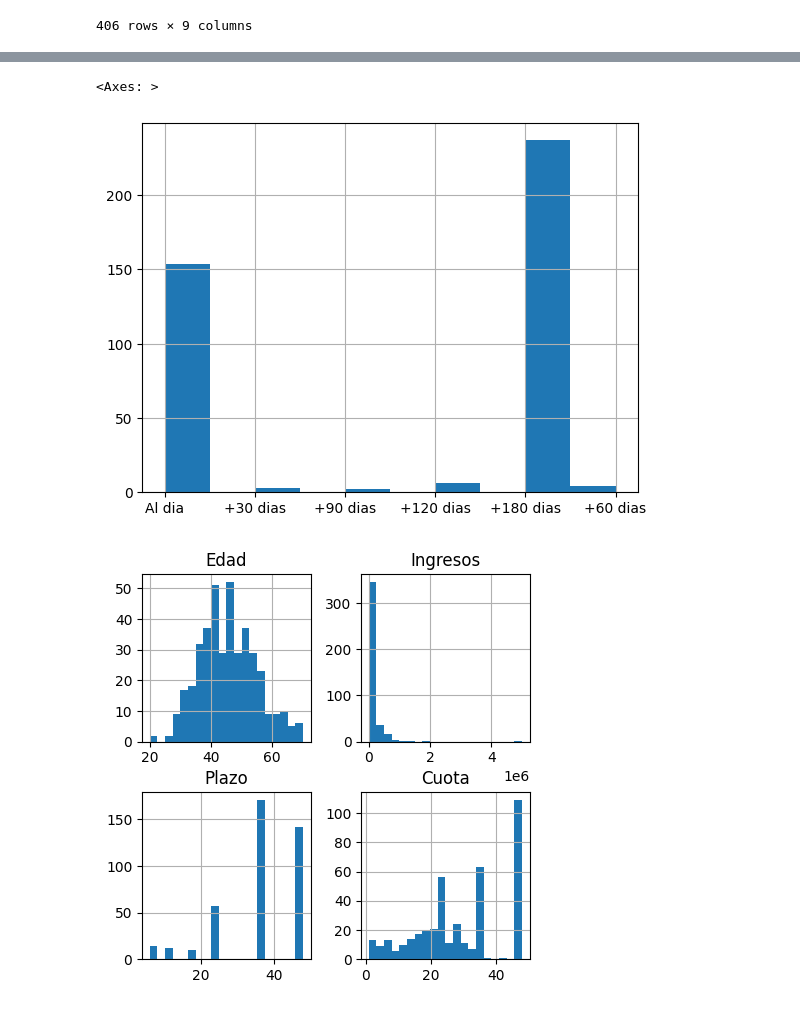
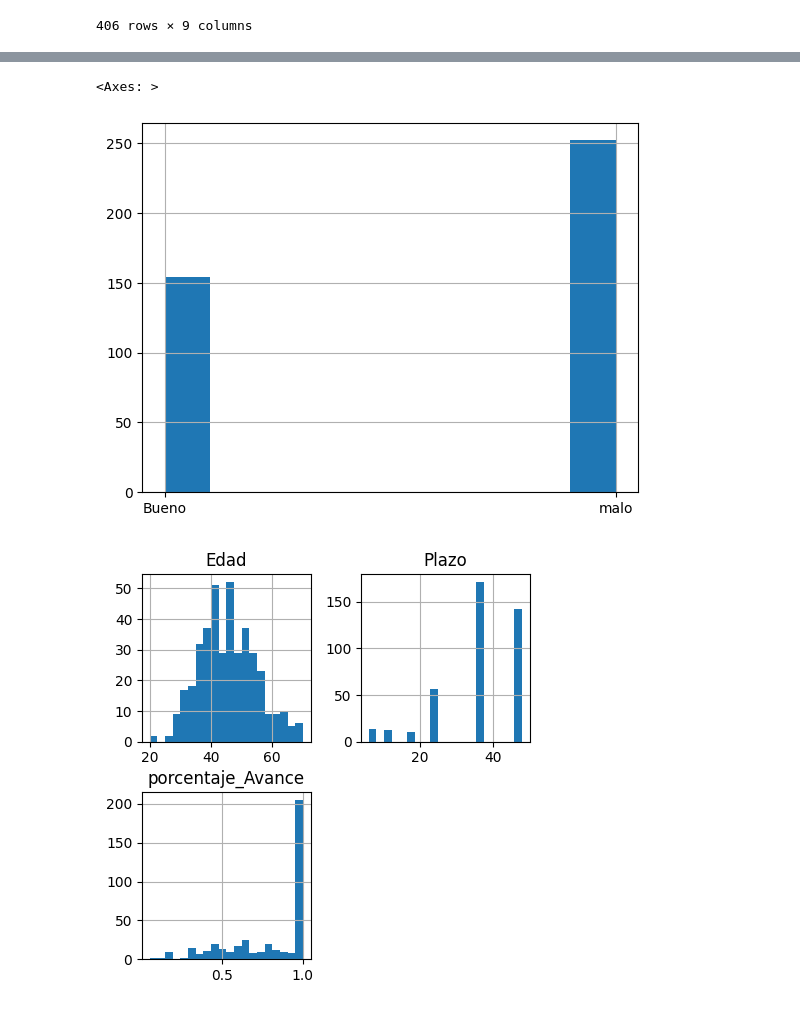
Before and after one commit to HANNNNSEN/AnalisisPrestamos, a Jupyter notebook: AnalisisPrestamos.ipynb, the cells around one changed output, grey strips where cells are left out. Saved outputs shown, nothing was run; the diff lists cells and outputs as text; code cells hidden in the pictures.

```diff
--- a/AnalisisPrestamos.ipynb
+++ b/AnalisisPrestamos.ipynb
@@ -229,14 +138,14 @@ Name: count, dtype: int64
 # %%
 # Mostrar los valores de la característica como un histograma
 %matplotlib inline
 import matplotlib.pyplot as plt
-df["class"].hist()
+df_prueba["class"].hist()
 # %% [output]
 <Axes: >
-[figure, old version]
+[figure, new version]
 # %%
 # Representar gráficamente la distribución de los atributos
-df.hist(bins=20, figsize=(5,5))
+df_prueba.hist(bins=20, figsize=(5,5))
 plt.show()
 # %% [output]
-[figure, old version]
+[figure, new version]
```
Also changed, not shown: parts of 11 cells of this notebook.
